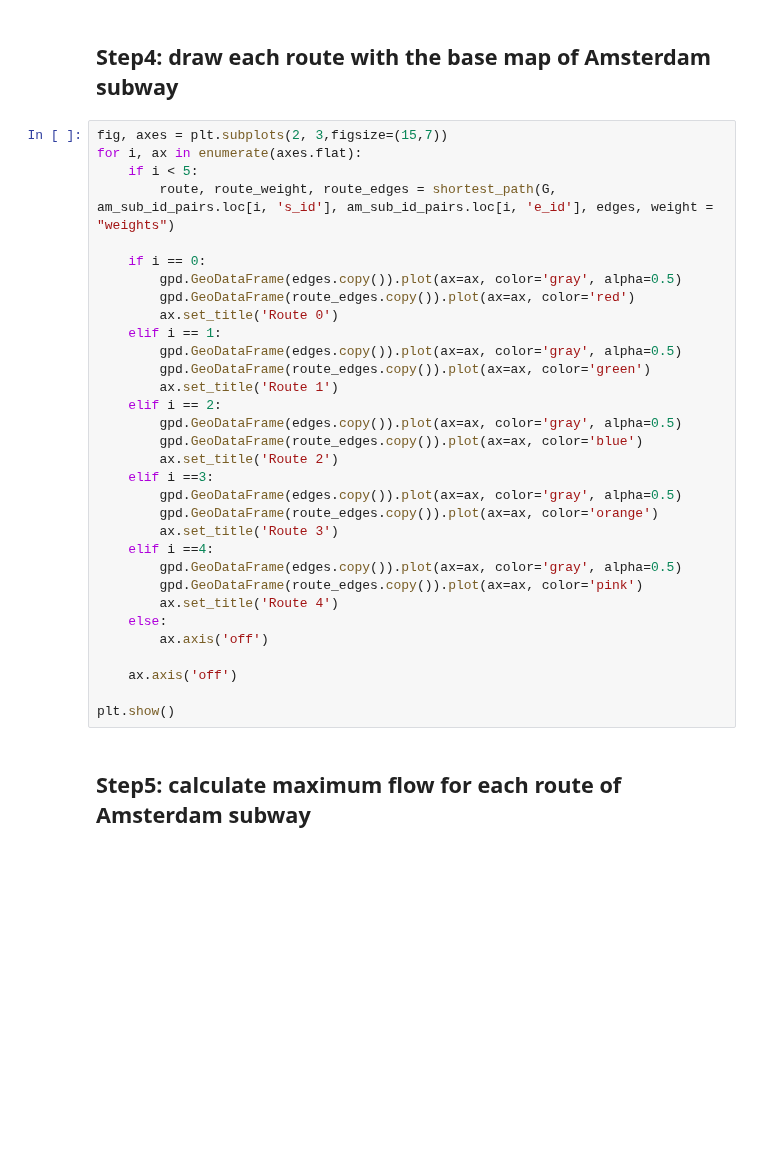
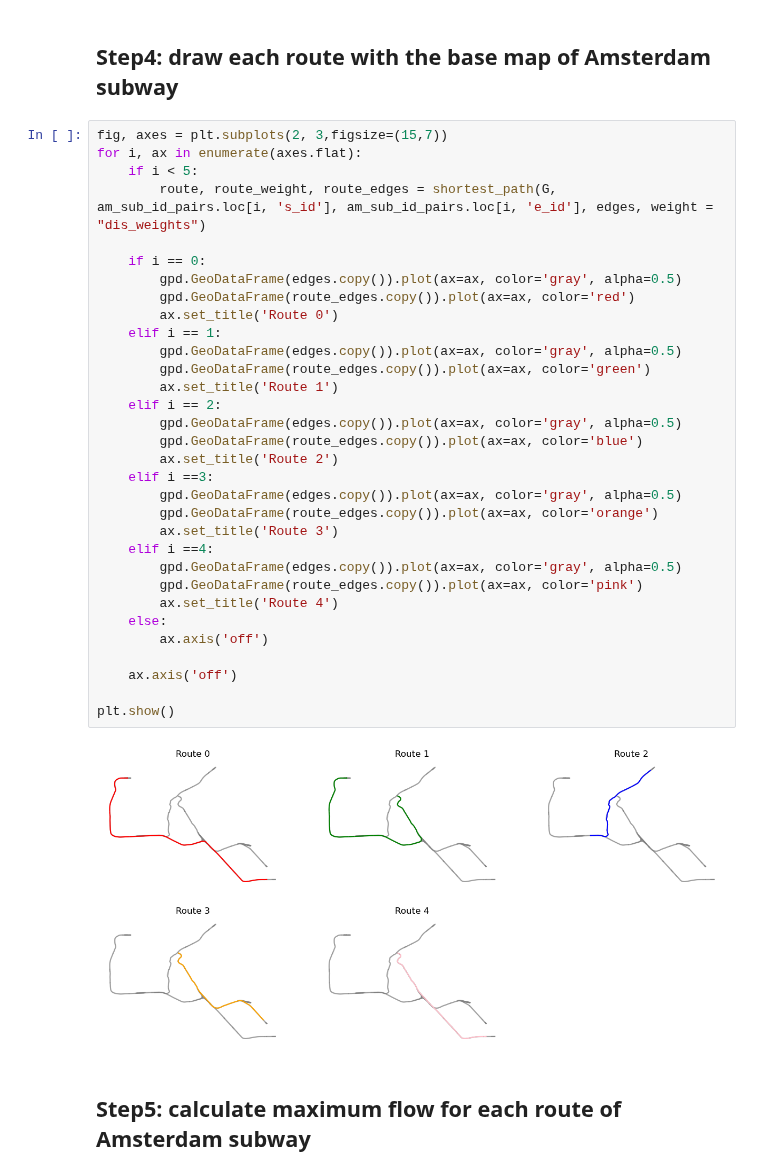
Before and after one commit to SYuGao/uvmt, a Jupyter notebook: notebooks/am_sub_network_modelling.ipynb, the cells around one changed output. Cells and saved outputs as stored; diff of their text form; blank space fills up the shorter version.

Commit message:
change 'weights' to 'dis_weights' and work well

```diff
--- a/notebooks/am_sub_network_modelling.ipynb
+++ b/notebooks/am_sub_network_modelling.ipynb
@@ -720,34 +759,36 @@ gpd.GeoDataFrame(edges.copy()).plot(ax=ax,color='black',zorder=1,linewidth=(edge
 fig, axes = plt.subplots(2, 3,figsize=(15,7))
 for i, ax in enumerate(axes.flat):
     if i < 5:
-        route, route_weight, route_edges = shortest_path(G, am_sub_id_pairs.loc[i, 's_id'], am_sub_id_pairs.loc[i, 'e_id'], edges, weight = "weights")
+        route, route_weight, route_edges = shortest_path(G, am_sub_id_pairs.loc[i, 's_id'], am_sub_id_pairs.loc[i, 'e_id'], edges, weight = "dis_weights")
 
     if i == 0:
         gpd.GeoDataFrame(edges.copy()).plot(ax=ax, color='gray', alpha=0.5)
         gpd.GeoDataFrame(route_edges.copy()).plot(ax=ax, color='red')
         ax.set_title('Route 0')
     elif i == 1:
         gpd.GeoDataFrame(edges.copy()).plot(ax=ax, color='gray', alpha=0.5)
         gpd.GeoDataFrame(route_edges.copy()).plot(ax=ax, color='green')
         ax.set_title('Route 1')
     elif i == 2:
         gpd.GeoDataFrame(edges.copy()).plot(ax=ax, color='gray', alpha=0.5)
         gpd.GeoDataFrame(route_edges.copy()).plot(ax=ax, color='blue')
         ax.set_title('Route 2')
     elif i ==3:
         gpd.GeoDataFrame(edges.copy()).plot(ax=ax, color='gray', alpha=0.5)
         gpd.GeoDataFrame(route_edges.copy()).plot(ax=ax, color='orange')
         ax.set_title('Route 3')
     elif i ==4:
         gpd.GeoDataFrame(edges.copy()).plot(ax=ax, color='gray', alpha=0.5)
         gpd.GeoDataFrame(route_edges.copy()).plot(ax=ax, color='pink')
         ax.set_title('Route 4')
     else:
         ax.axis('off')
 
     ax.axis('off')
 
 plt.show()
+# %% [output]
+[figure, added]
 # %% [markdown]
 ## Step5: calculate maximum flow for each route of Amsterdam subway
 # %%
```
Also changed, not shown: parts of 11 cells of this notebook.
